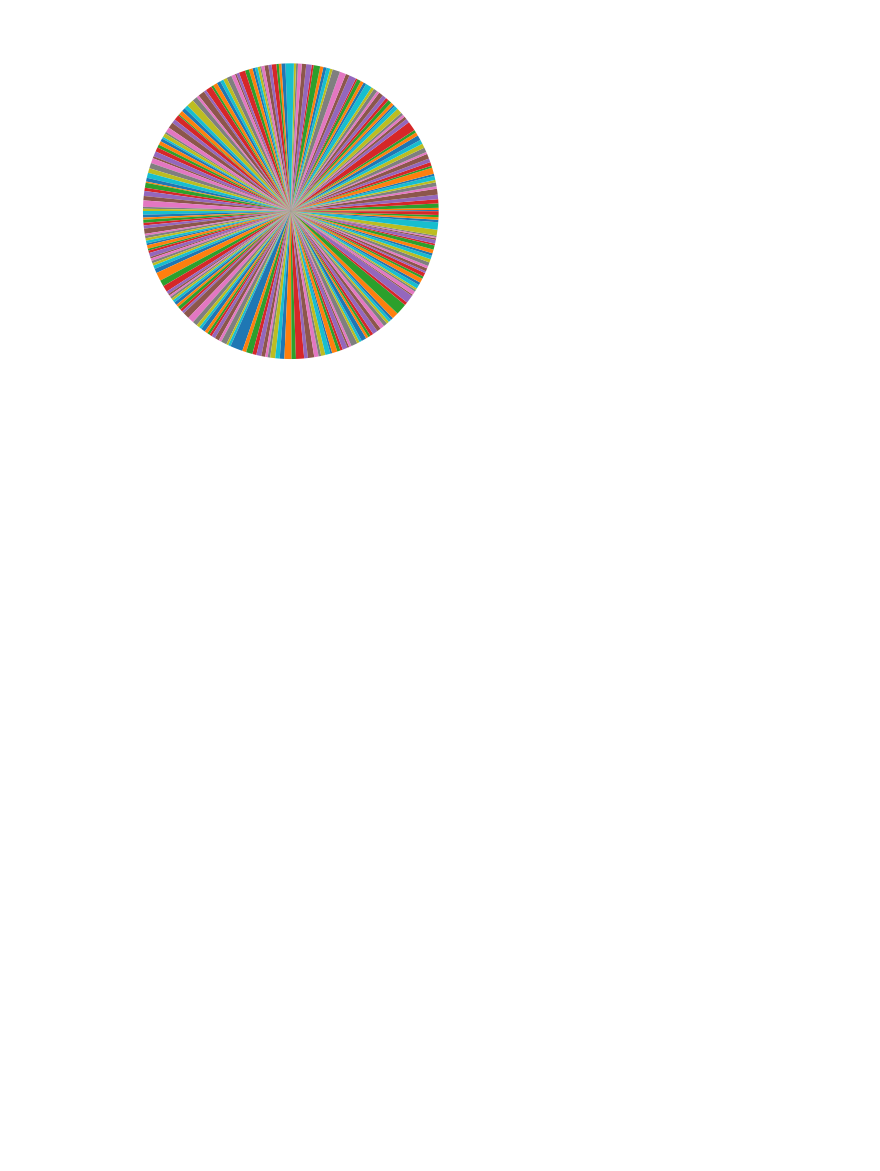
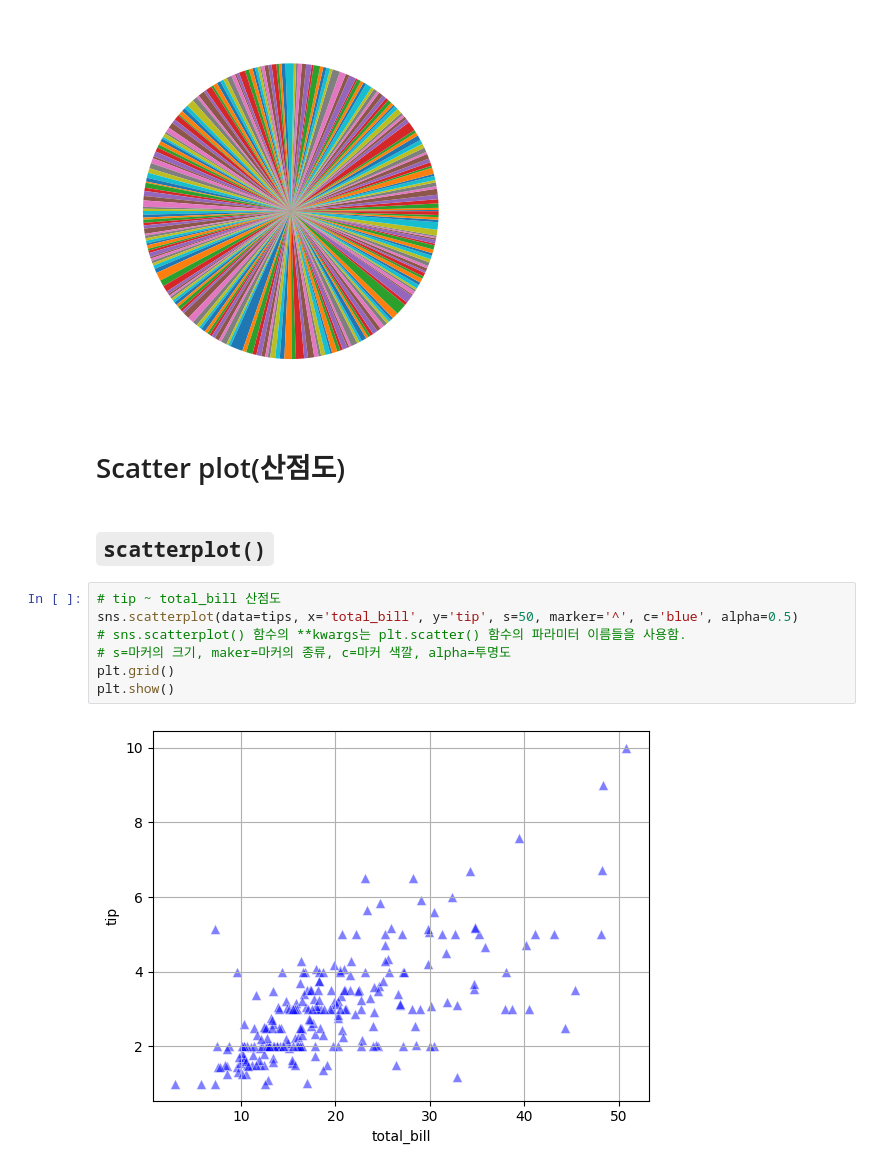
Before and after one commit to Sjleerodls/Data_Analysis, a Jupyter notebook: lab_da/da05_seaborn.ipynb, the cells around one changed output. Saved outputs shown, nothing was run; the diff lists cells and outputs as text; blank space fills up the shorter version.

```diff
--- a/lab_da/da05_seaborn.ipynb
+++ b/lab_da/da05_seaborn.ipynb
@@ -432,3 +433,16 @@ plt.pie(x=tips.tip)
 plt.show()
 # %% [output]
 [figure]
+# %% [markdown]
+# Scatter plot(산점도)
+# %% [markdown]
+## `scatterplot()`
+# %%
+# tip ~ total_bill 산점도
+sns.scatterplot(data=tips, x='total_bill', y='tip', s=50, marker='^', c='blue', alpha=0.5)
+# sns.scatterplot() 함수의 **kwargs는 plt.scatter() 함수의 파라미터 이름들을 사용함.
+# s=마커의 크기, maker=마커의 종류, c=마커 색깔, alpha=투명도
+plt.grid()
+plt.show()
+# %% [output]
+[figure, added]
```
Also changed, not shown: parts of 10 cells of this notebook.
